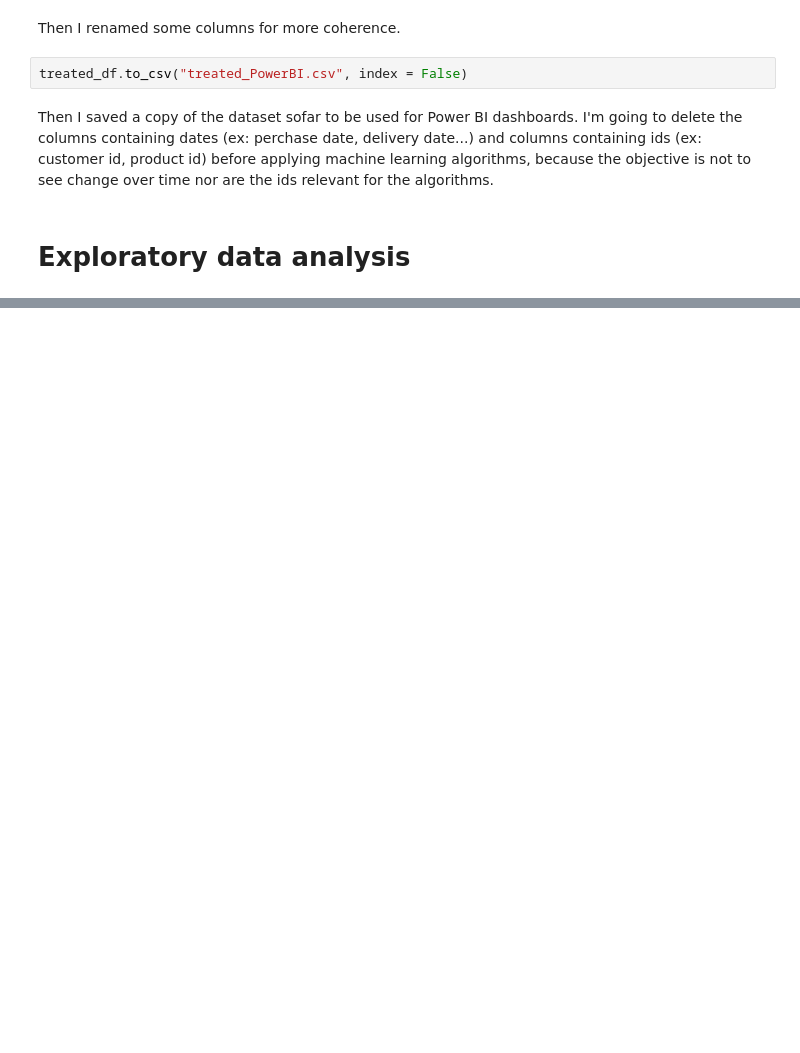
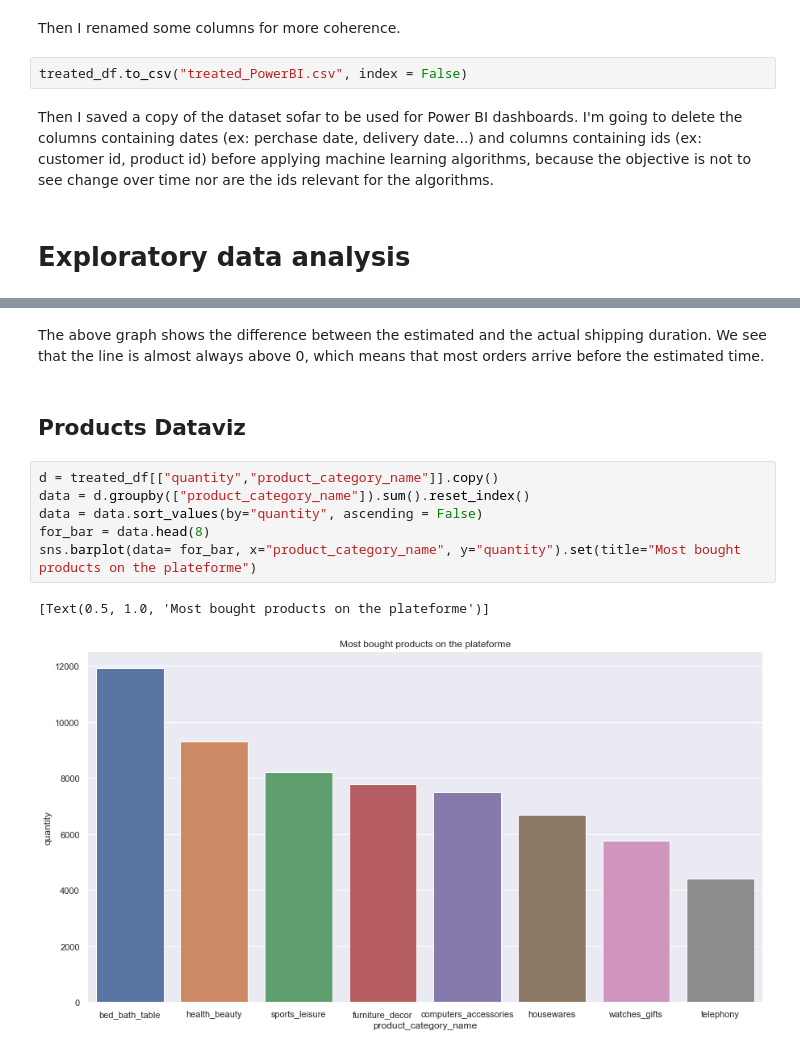
Before and after one commit to imane-ayouni/Customer-Clustering, a Jupyter notebook: Customer Segmentation Part II.ipynb, the cells around one changed output, grey strips where cells are left out. Saved outputs shown, nothing was run; the diff lists cells and outputs as text; blank space fills up the shorter version.

```diff
--- a/Customer Segmentation Part II.ipynb
+++ b/Customer Segmentation Part II.ipynb
@@ -216,0 +228,13 @@ memory usage: 24.7+ MB
+# %% [markdown]
+The above graph shows the difference between the estimated and the actual shipping duration. We see that the line is almost always above 0, which means that most orders arrive before the estimated time.
+# %% [markdown]
+## Products Dataviz
+# %%
+d = treated_df[["quantity","product_category_name"]].copy()
+data = d.groupby(["product_category_name"]).sum().reset_index()
+data = data.sort_values(by="quantity", ascending = False)
+for_bar = data.head(8)
+sns.barplot(data= for_bar, x="product_category_name", y="quantity").set(title="Most bought products on the plateforme")
+# %% [output]
+[Text(0.5, 1.0, 'Most bought products on the plateforme')]
+[figure, added]
```
Also changed, not shown: parts of 34 cells of this notebook, 1 other file.
